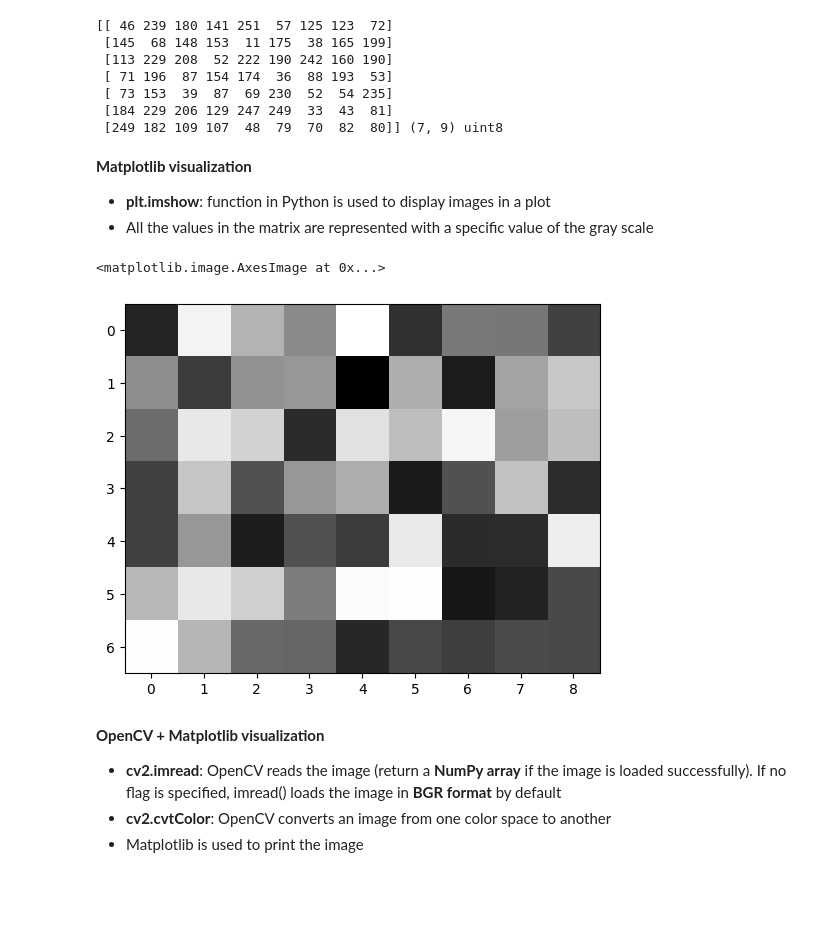
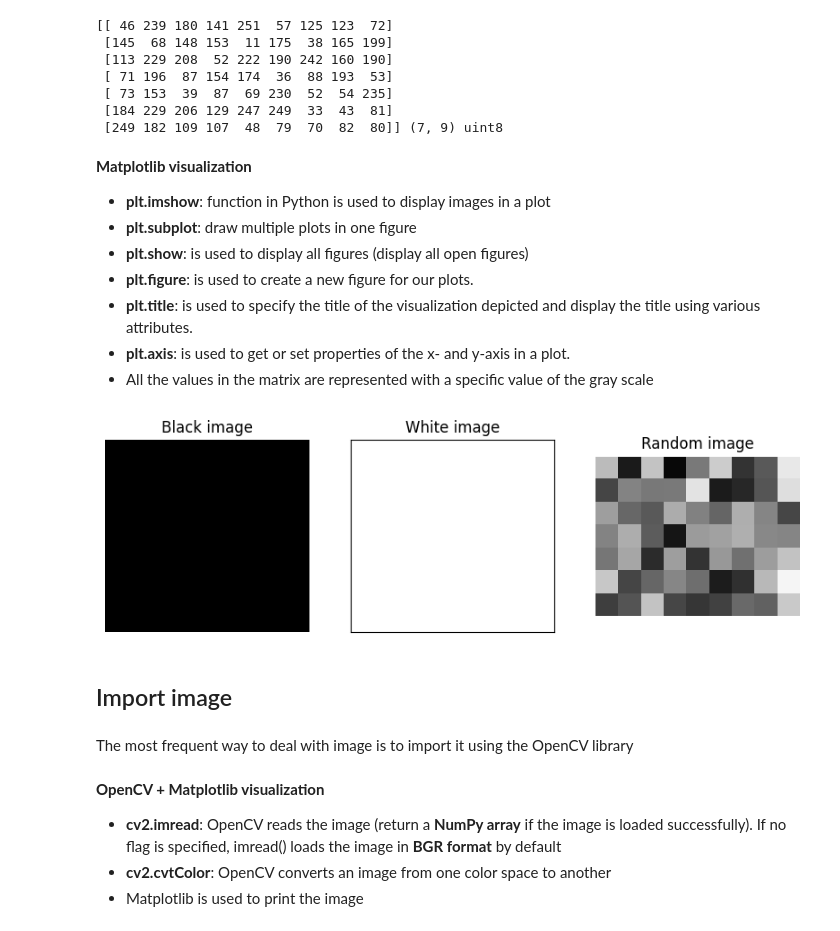
Before and after one commit to LorenzoSansone/Computer-Vision-and-Image-Processing-fundamentals, a Jupyter notebook: 00-analyze-image/Intro_images.ipynb, the cells around one changed output. Saved outputs shown, nothing was run; the diff lists cells and outputs as text; code cells hidden in the pictures; blank space fills up the shorter version.

Commit message:
subplot

```diff
--- a/00-analyze-image/Intro_images.ipynb
+++ b/00-analyze-image/Intro_images.ipynb
@@ -32,13 +32,43 @@ print(img, img.shape, img.dtype)
 **Matplotlib visualization**
 
 - **plt.imshow**: function in Python is used to display images in a plot
+- **plt.subplot**: draw multiple plots in one figure
+- **plt.show**: is used to display all figures (display all open figures)
+- **plt.figure**: is used to create a new figure for our plots.
+- **plt.title**: is used to specify the title of the visualization depicted and display the title using various attributes.
+- **plt.axis**: is used to get or set properties of the x- and y-axis in a plot.
 - All the values in the matrix are represented with a specific value of the gray scale
-# %%
-img = np.random.randint(0,256,(7,9), dtype=np.uint8)
-plt.imshow(img, cmap = "grey")
-# %% [output]
-<matplotlib.image.AxesImage at 0x...>
-[figure, removed]
+# %%
+img_random = np.random.randint(0,256,(7,9), dtype=np.uint8)
+img_black = np.zeros((15, 16), dtype=np.uint8) # All pixels have zero value (black image)
+img_white = np.full((15, 16), 255, dtype=np.uint8) # All pixels have 255 value (white image)
+
+#Create a figure where are displyed several images
+plt.figure(figsize=(10,20))
+
+plt.subplot(1,3,1)
+plt.imshow(img_black, cmap="gray", vmin=0, vmax=255)
+plt.title("Black image")
+plt.axis("off") #hide the axis labels
+
+plt.subplot(1,3,2)
+plt.imshow(img_white, cmap="gray", vmin=0, vmax=255)
+plt.title("White image")
+plt.xticks([]) #I have used xticks to keep the contours and remove the values of the X-axis
+plt.yticks([]) #I have used yticks to keep the contours and remove the values of the Y-axis
+
+plt.subplot(1,3,3)
+plt.imshow(img_random, cmap = "gray", vmin=0, vmax=255)
+plt.title("Random image")
+plt.axis("off") #hide the axis labels
+
+plt.show()
+# %% [output]
+[figure, added]
+# %% [markdown]
+## Import image
+# %% [markdown]
+The most frequent way to deal with image is to import it using the OpenCV library
 # %% [markdown]
 **OpenCV + Matplotlib visualization**
 
```
Also changed, not shown: parts of 3 cells of this notebook.
